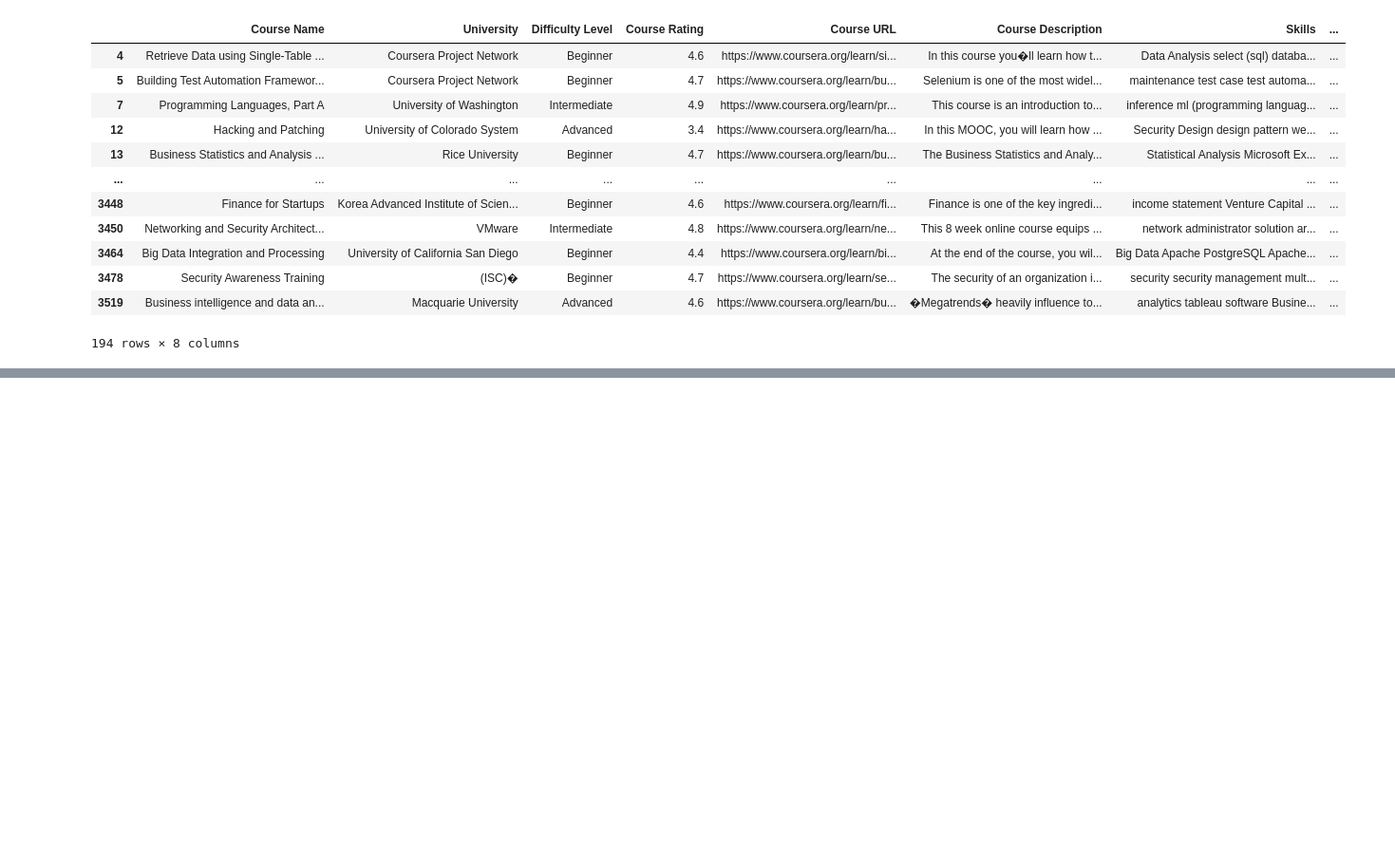
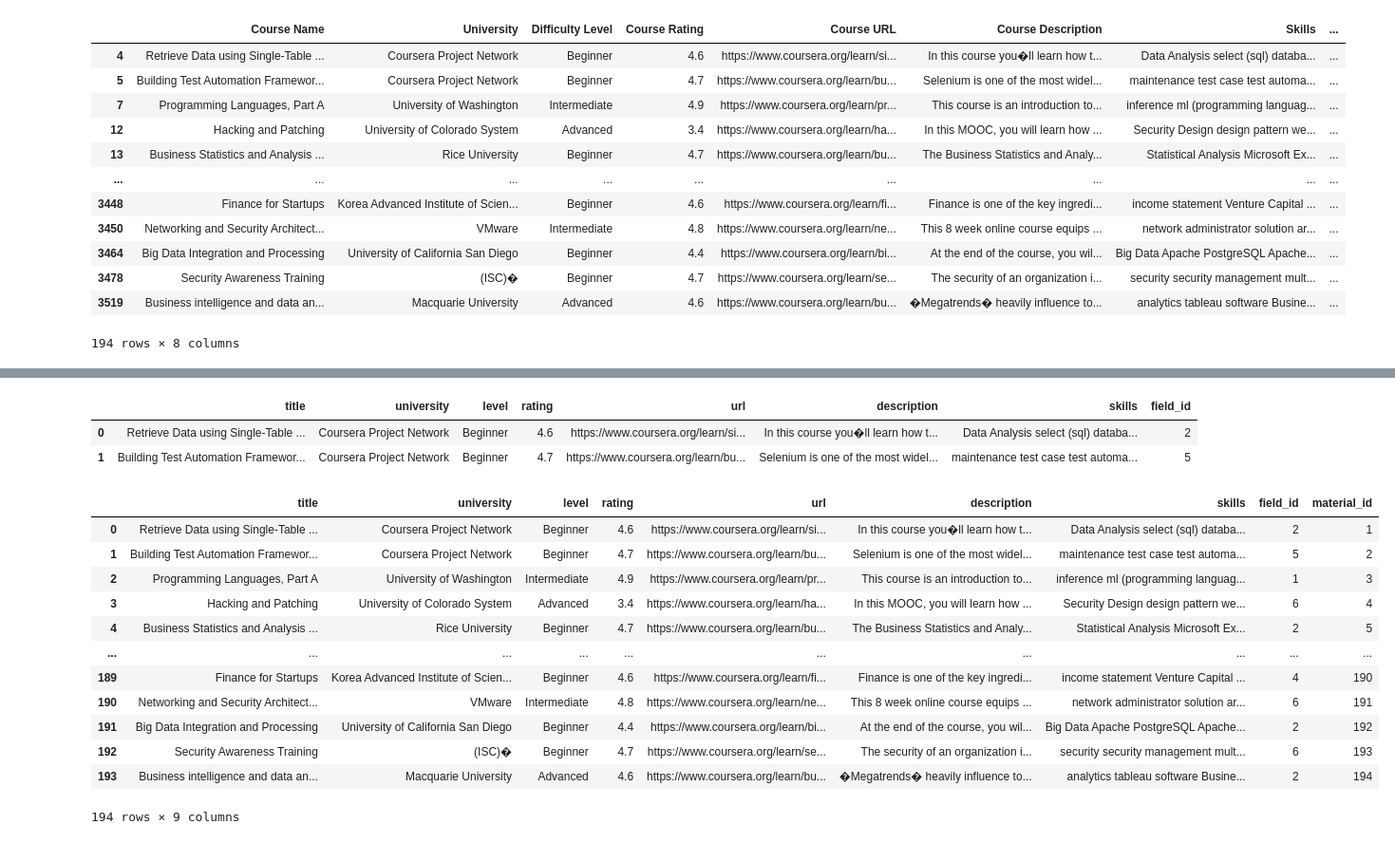
Before and after one commit to ron-ligsay/course-u, a Jupyter notebook: course_u/src/notebooks/coursera.ipynb, the cells around one changed output, grey strips where cells are left out. Shown at 95% size. Drawn from its saved outputs; the diff is of its cells as text; code cells hidden in the pictures; blank space fills up the shorter version.

Commit message:
learning material module and csv

```diff
--- a/course_u/src/notebooks/coursera.ipynb
+++ b/course_u/src/notebooks/coursera.ipynb
@@ -60,3 +60,6 @@ See the caveats in the documentation: https://pandas.pydata.org/pandas-docs/stab
 # %%
 # save to csv
 coursera.to_csv('../../static/csv/coursera_small.csv', index=False)
+# %%
+coursera = pd.read_csv('../../static/csv/coursera_small.csv')
+coursera
@@ -62,0 +80,28 @@ coursera.to_csv('../../static/csv/coursera_small.csv', index=False)
+# %%
+# rename columns
+# title, university, level, rating, url, description, skills
+coursera.rename(columns={'Course Name':'title', 'University':'university', 'Difficulty Level':'level', 'Course Rating':'rating', 'Course URL':'url', 'Course Description':'description', 'Skills':'skills'}, inplace=True)
+# %%
+coursera.head(2)
+# %% [output]
+|  | title | university | level | rating | url | description | skills | field_id |
+| 0 | Retrieve Data using Single-Table ... | Coursera Project Network | Beginner | 4.6 | https://www.coursera.org/learn/si... | In this course you�ll learn how t... | Data Analysis select (sql) databa... | 2 |
+| 1 | Building Test Automation Framewor... | Coursera Project Network | Beginner | 4.7 | https://www.coursera.org/learn/bu... | Selenium is one of the most widel... | maintenance test case test automa... | 5 |
+# %%
+# add material_id column + 1
+coursera['material_id'] = coursera.index + 1
+coursera
+# %% [output]
+|  | title | university | level | rating | url | description | skills | field_id | material_id |
+| 0 | Retrieve Data using Single-Table ... | Coursera Project Network | Beginner | 4.6 | https://www.coursera.org/learn/si... | In this course you�ll learn how t... | Data Analysis select (sql) databa... | 2 | 1 |
+| 1 | Building Test Automation Framewor... | Coursera Project Network | Beginner | 4.7 | https://www.coursera.org/learn/bu... | Selenium is one of the most widel... | maintenance test case test automa... | 5 | 2 |
+| 2 | Programming Languages, Part A | University of Washington | Intermediate | 4.9 | https://www.coursera.org/learn/pr... | This course is an introduction to... | inference ml (programming languag... | 1 | 3 |
+| 3 | Hacking and Patching | University of Colorado System | Advanced | 3.4 | https://www.coursera.org/learn/ha... | In this MOOC, you will learn how ... | Security Design design pattern we... | 6 | 4 |
+| 4 | Business Statistics and Analysis ... | Rice University | Beginner | 4.7 | https://www.coursera.org/learn/bu... | The Business Statistics and Analy... | Statistical Analysis Microsoft Ex... | 2 | 5 |
+| ... | ... | ... | ... | ... | ... | ... | ... | ... | ... |
+| 189 | Finance for Startups | Korea Advanced Institute of Scien... | Beginner | 4.6 | https://www.coursera.org/learn/fi... | Finance is one of the key ingredi... | income statement Venture Capital ... | 4 | 190 |
+| 190 | Networking and Security Architect... | VMware | Intermediate | 4.8 | https://www.coursera.org/learn/ne... | This 8 week online course equips ... | network administrator solution ar... | 6 | 191 |
+| 191 | Big Data Integration and Processing | University of California San Diego | Beginner | 4.4 | https://www.coursera.org/learn/bi... | At the end of the course, you wil... | Big Data Apache PostgreSQL Apache... | 2 | 192 |
+| 192 | Security Awareness Training | (ISC)� | Beginner | 4.7 | https://www.coursera.org/learn/se... | The security of an organization i... | security security management mult... | 6 | 193 |
+| 193 | Business intelligence and data an... | Macquarie University | Advanced | 4.6 | https://www.coursera.org/learn/bu... | �Megatrends� heavily influence to... | analytics tableau software Busine... | 2 | 194 |
+194 rows × 9 columns
```
Also changed, not shown: parts of 3 cells of this notebook, 2 other files.
